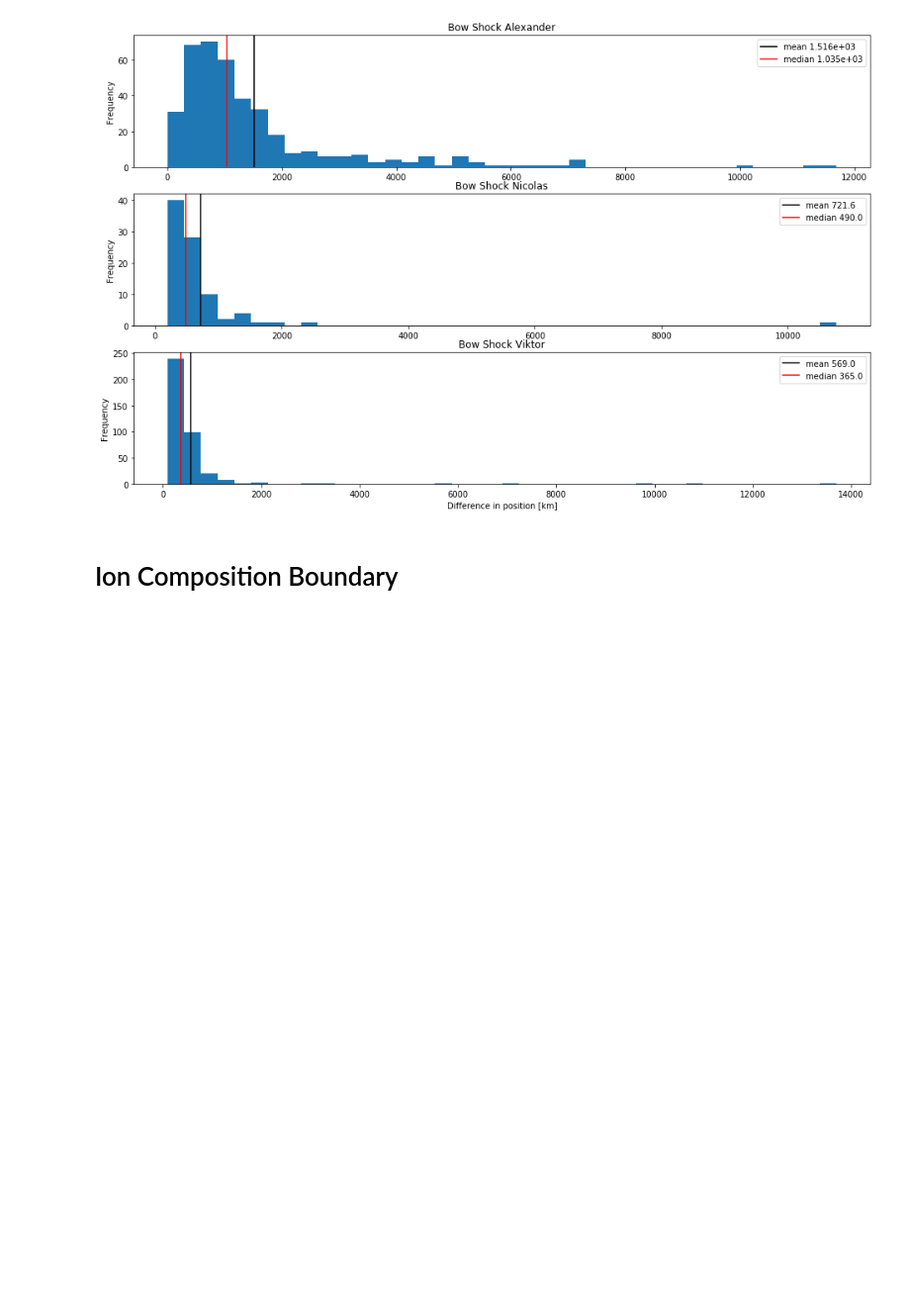
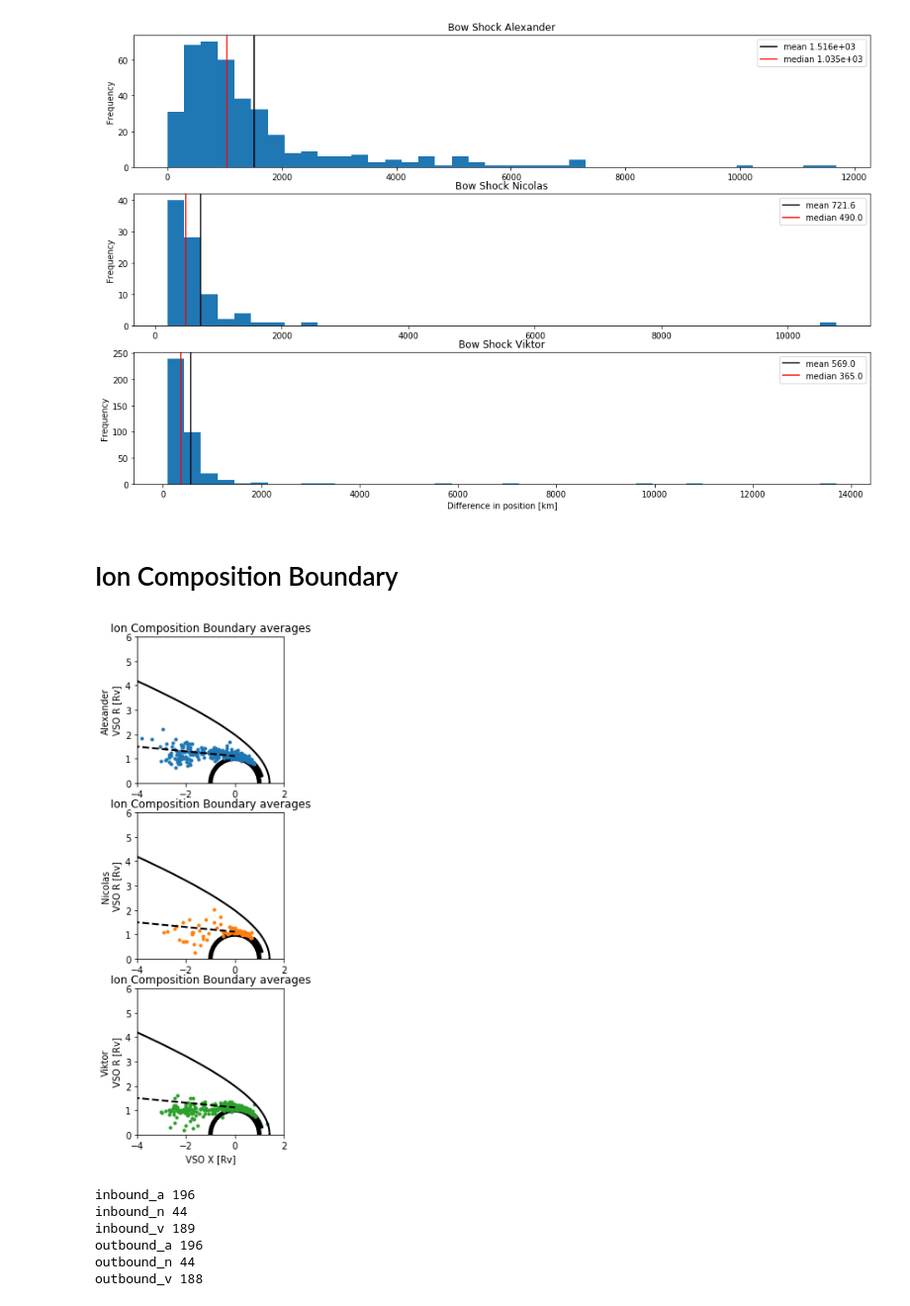
Before and after one commit to moapersson91/venusian, a Jupyter notebook: BoundaryLocations_Persson.ipynb, the cells around one changed output. Shown at 99% size. Saved outputs shown, nothing was run; the diff lists cells and outputs as text; code cells hidden in the pictures; blank space fills up the shorter version.

```diff
--- a/BoundaryLocations_Persson.ipynb
+++ b/BoundaryLocations_Persson.ipynb
@@ -209,39 +209,48 @@ for b_l in boundary_location:
         user_orbits = 0
         pos_x = []
         pos_r = []
+        pos_diff = []
         for orbit in orbits:
             timesDt = []
             for b_pp in boundary_prepost:
                 boundary = b_l + ' ' + b_pp + ' ' + boundary_name
                 try:
                     timesDt.append(user_dicts[user_id][orbit][boundary])
                 except KeyError:
                     continue
             if len(timesDt) < 2:
                 continue
             px, pr, pdiff = pre_post_average_location(timesDt)
             pos_x.append(px)
             pos_r.append(pr)
             pos_diff.append(pdiff)
             user_orbits += 1
         users_orbits[b_l + '_' + users[user_id]] = user_orbits
         users_orbits[b_l + '_' + users[user_id] + '_' + 'pdiff'] = np.array(pos_diff)
         AX[user_id].plot(pos_x, pos_r, '.', color=users_colors[users[user_id]])
 
 for idx, ax in enumerate(AX.ravel()):
     plot_venus_bs_imb(ax)  # Add the theoretical boundaries from Martinecz et al., 2008, and the Venus disk
     ax.set_ylim(0., 6.)
     ax.set_xlim(-4., 2.)
     ax.set_aspect('equal')
     ax.set_title('Ion Composition Boundary averages')
     ax.set_ylabel('{}\nVSO R [Rv]'.format(users_names[users[idx]]))
 AX[-1].set_xlabel('VSO X [Rv]')
 
 plt.show()
 
 for b_l in boundary_location:
     for user_id in range(3):
         print(b_l + '_' + users[user_id], users_orbits[b_l + '_' + users[user_id]])
+# %% [output]
+[figure, added]
+inbound_a 196
+inbound_n 44
+inbound_v 189
+outbound_a 196
+outbound_n 44
+outbound_v 188
 # %%
 # Plot statistics of how much pre and post differs for each user
 fig, AX = plt.subplots(3, 1, figsize=(16, 10))
```
Also changed, not shown: parts of 1 cell of this notebook.
